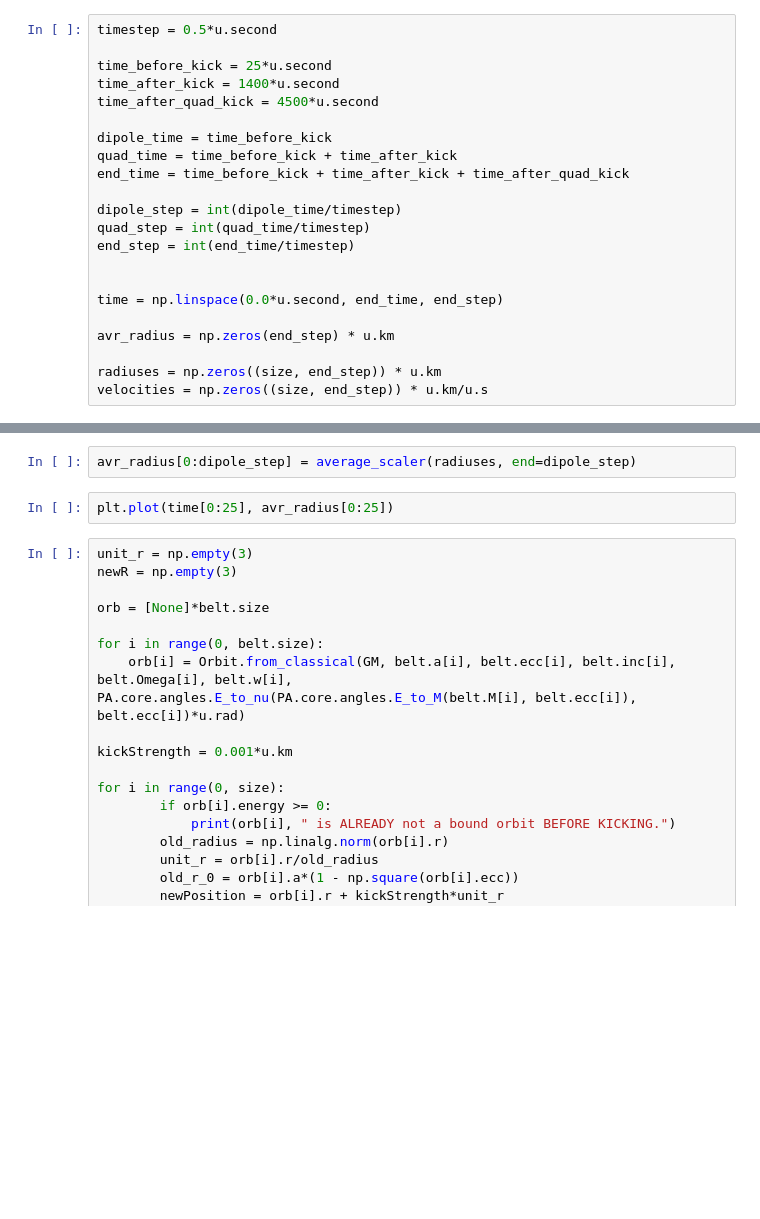
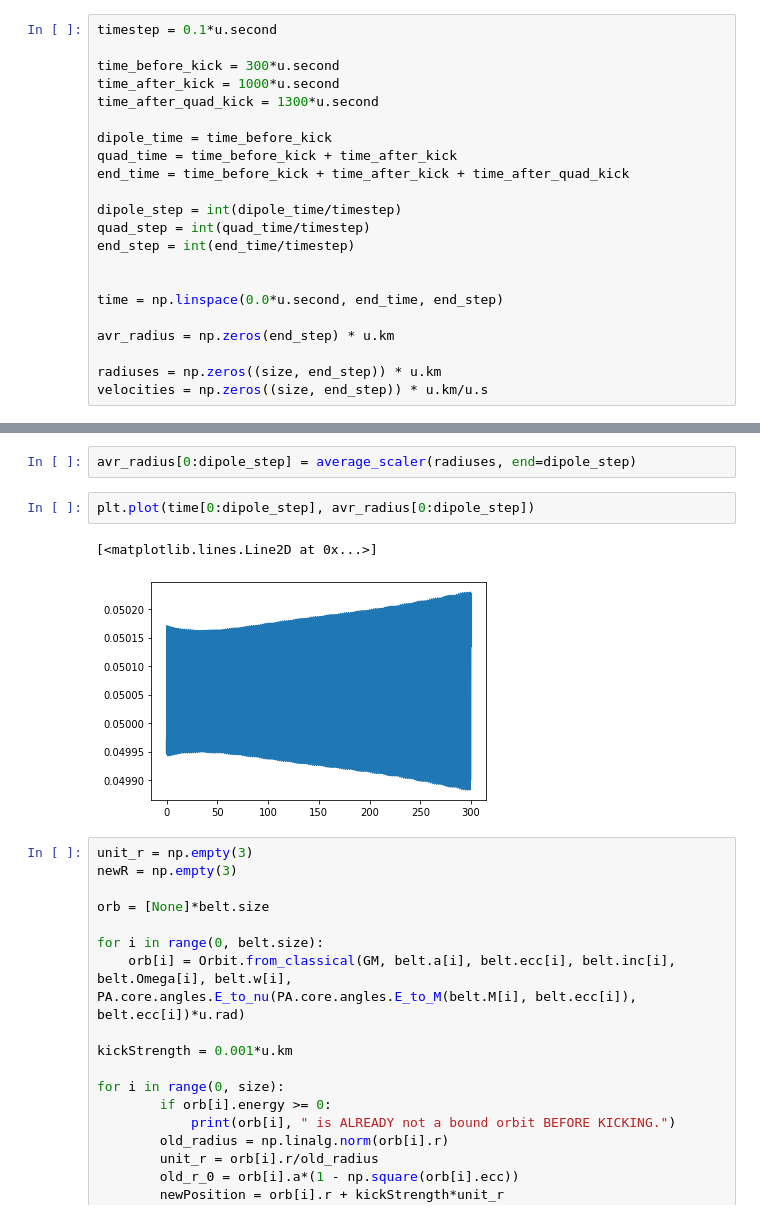
Before and after one commit to henhen724/EchoSimulation, a Jupyter notebook: PythonSimulation/Kepler Echo.ipynb, the cells around one changed output, grey strips where cells are left out. Cells and saved outputs as stored; diff of their text form; blank space fills up the shorter version.

```diff
--- a/PythonSimulation/Kepler Echo.ipynb
+++ b/PythonSimulation/Kepler Echo.ipynb
@@ -146,11 +144,11 @@ class AsteriodBelt:
 # %%
 belt = AsteriodBelt(size, k/m, a, ecc, inc, Omega, w, M)
 # %%
-timestep = 0.5*u.second
+timestep = 0.1*u.second
 
-time_before_kick = 25*u.second
-time_after_kick = 1400*u.second
-time_after_quad_kick = 4500*u.second
+time_before_kick = 300*u.second
+time_after_kick = 1000*u.second
+time_after_quad_kick = 1300*u.second
 
 dipole_time = time_before_kick
 quad_time = time_before_kick + time_after_kick
@@ -180,7 +194,10 @@ print("GPU Time: ", gpuEnd-gpuStart, " Astro Time: ", astroEnd-gpuEnd)
 # %%
 avr_radius[0:dipole_step] = average_scaler(radiuses, end=dipole_step)
 # %%
-plt.plot(time[0:25], avr_radius[0:25])
+plt.plot(time[0:dipole_step], avr_radius[0:dipole_step])
+# %% [output]
+[<matplotlib.lines.Line2D at 0x...>]
+[figure, added]
 # %%
 unit_r = np.empty(3)
 newR = np.empty(3)
```
Also changed, not shown: parts of 8 cells of this notebook, 2 other files.
